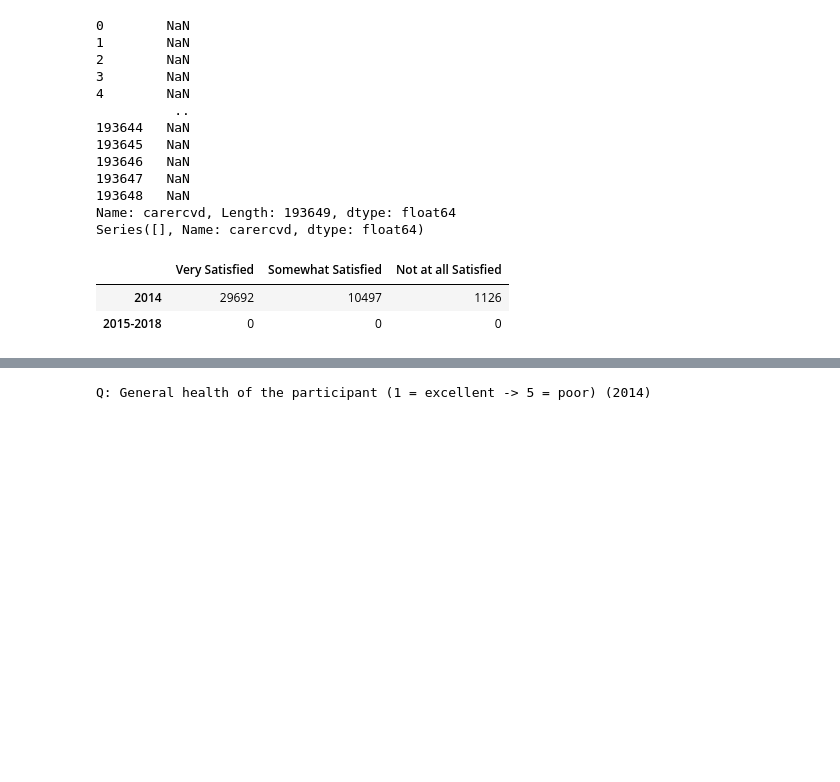
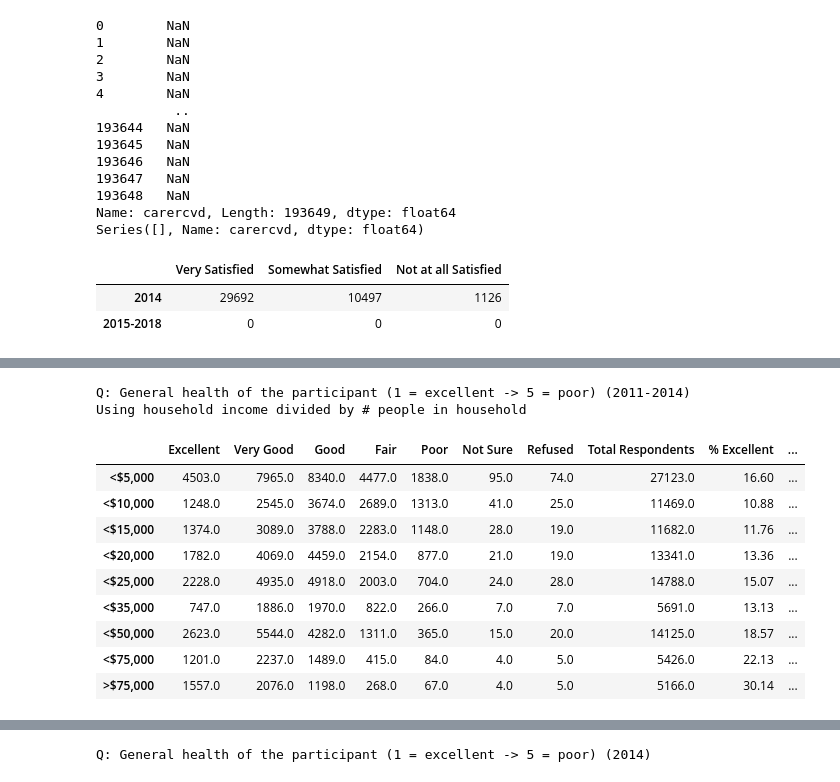
Before and after one commit to theklam/just_scraping_by, a Jupyter notebook: stats.ipynb, the cells around one changed output, grey strips where cells are left out. Drawn from its saved outputs; the diff is of its cells as text; code cells hidden in the pictures; blank space fills up the shorter version.

Commit message:
adjustments for household size (income, under poverty line calculations)

```diff
--- a/stats.ipynb
+++ b/stats.ipynb
@@ -15,8 +15,14 @@ df_14=data_2014[None]
 data_2015_18 = pyreadr.read_r('cleaned_data/data1518.rds')
 df_1518=data_2015_18[None]
 
+data_2011_14 = pyreadr.read_r('cleaned_data/new_data1114.rds')
+df_1114=data_2011_14[None]
+
+new_data_2015_18 = pyreadr.read_r('cleaned_data/new_data1518.rds')
+df_new_1518=new_data_2015_18[None]
+
 '''
-with pd.ExcelWriter('output.xlsx') as writer:
-    df.to_excel(writer, sheet_name='Sheet_name_1')
+with pd.ExcelWriter('output2.xlsx') as writer:
+    df_1114.to_excel(writer, sheet_name='Sheet_name_1')
 '''
 # %% [output]
@@ -427,0 +610,58 @@ Series([], Name: carercvd, dtype: float64)
+# %%
+''' uses new data '''
+
+# generate table for adjusted income x genhlth for 2011-14, and for 2015-18
+income_x_health_1114 = np.zeros(shape=(9, 16)) #income by genhlth
+income_x_health_1518 = np.zeros(shape=(9, 16)) #income by genhlth
+
+genhlth_options = [1,2,3,4,5,7,9]
+
+for i in range(9): # for each income group (<$5000, <$10,000, <$15,000, <$20,000, <$25,000, <$35,000, <$50,000, <$75,000, >$75,000)
+    for j in range(7): # for each genhlth option (1=excellent through 5=poor, with 7=not sure and 9=refused)
+        genhlth_i = genhlth_options[j]
+        income_x_health_1114[i, j] = len(df_1114.query('income_per_person == @i & genhlth == @genhlth_i'))
+        income_x_health_1518[i, j] = len(df_new_1518.query('income_per_person == @i & genhlth == @genhlth_i'))
+
+    # calculate total respondents
+    for opt in range(5):
+        income_x_health_1114[i, 7] += income_x_health_1114[i, opt]
+        income_x_health_1518[i, 7] += income_x_health_1518[i, opt]
+
+    # calculate % that said #
+    for opt in range(5):
+        income_x_health_1114[i, 8+opt] = (income_x_health_1114[i, opt] / income_x_health_1114[i, 7]).round(4) * 100
+        income_x_health_1518[i, 8+opt] = (income_x_health_1518[i, opt] / income_x_health_1518[i, 7]).round(4) * 100
+
+    income_x_health_1114[i, 13] = income_x_health_1114[i, 8] + income_x_health_1114[i, 9] + income_x_health_1114[i, 10]
+    income_x_health_1518[i, 13] = income_x_health_1518[i, 8] + income_x_health_1518[i, 9] + income_x_health_1518[i, 10]
+
+    income_x_health_1114[i, 14] = income_x_health_1114[i, 11]
+    income_x_health_1518[i, 14] = income_x_health_1518[i, 11]
+
+    income_x_health_1114[i, 15] = income_x_health_1114[i, 12]
+    income_x_health_1518[i, 15] = income_x_health_1518[i, 12]
+
+income_x_health_1114_df = pd.DataFrame(income_x_health_1114,
+                 index = ["<$5,000", "<$10,000", "<$15,000", "<$20,000", "<$25,000", "<$35,000", "<$50,000", "<$75,000", ">$75,000"],
+                 columns=["Excellent", "Very Good", "Good", "Fair", "Poor", "Not Sure", "Refused", "Total Respondents", "% Excellent", "% Very Good", "% Good", "% Fair", "% Poor", "%Positive (1-3)", "%Neutral", "%Negative (5)"])
+
+income_x_health_1518_df = pd.DataFrame(income_x_health_1518,
+                 index = ["<$5,000", "<$10,000", "<$15,000", "<$20,000", "<$25,000", "<$35,000", "<$50,000", "<$75,000", ">$75,000"],
+                 columns=["Excellent", "Very Good", "Good", "Fair", "Poor", "Not Sure", "Refused", "Total Respondents", "% Excellent", "% Very Good", "% Good", "% Fair", "% Poor", "%Positive (1-3)", "%Neutral", "%Negative (5)"])
+
+print("Q: General health of the participant (1 = excellent -> 5 = poor) (2011-2014)")
+print("Using household income divided by # people in household")
+income_x_health_1114_df
+# %% [output]
+Q: General health of the participant (1 = excellent -> 5 = poor) (2011-2014)
+Using household income divided by # people in household
+|  | Excellent | Very Good | Good | Fair | Poor | Not Sure | Refused | Total Respondents | % Excellent | ... |
+| <$5,000 | 4503.0 | 7965.0 | 8340.0 | 4477.0 | 1838.0 | 95.0 | 74.0 | 27123.0 | 16.60 | ... |
+| <$10,000 | 1248.0 | 2545.0 | 3674.0 | 2689.0 | 1313.0 | 41.0 | 25.0 | 11469.0 | 10.88 | ... |
+| <$15,000 | 1374.0 | 3089.0 | 3788.0 | 2283.0 | 1148.0 | 28.0 | 19.0 | 11682.0 | 11.76 | ... |
+| <$20,000 | 1782.0 | 4069.0 | 4459.0 | 2154.0 | 877.0 | 21.0 | 19.0 | 13341.0 | 13.36 | ... |
+| <$25,000 | 2228.0 | 4935.0 | 4918.0 | 2003.0 | 704.0 | 24.0 | 28.0 | 14788.0 | 15.07 | ... |
+| <$35,000 | 747.0 | 1886.0 | 1970.0 | 822.0 | 266.0 | 7.0 | 7.0 | 5691.0 | 13.13 | ... |
+| <$50,000 | 2623.0 | 5544.0 | 4282.0 | 1311.0 | 365.0 | 15.0 | 20.0 | 14125.0 | 18.57 | ... |
+| <$75,000 | 1201.0 | 2237.0 | 1489.0 | 415.0 | 84.0 | 4.0 | 5.0 | 5426.0 | 22.13 | ... |
+| >$75,000 | 1557.0 | 2076.0 | 1198.0 | 268.0 | 67.0 | 4.0 | 5.0 | 5166.0 | 30.14 | ... |
```
Also changed, not shown: parts of 11 cells of this notebook, 2 other files.
